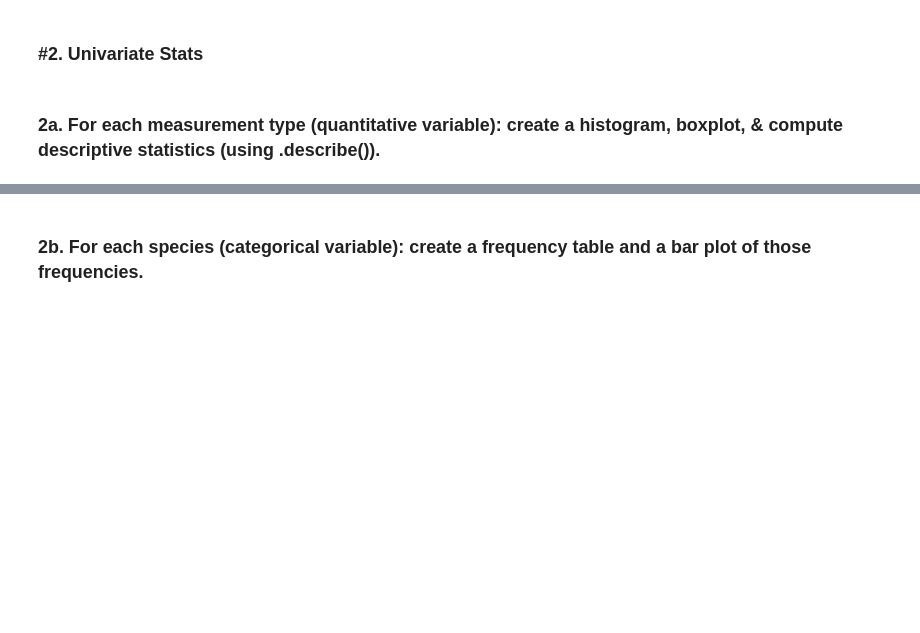
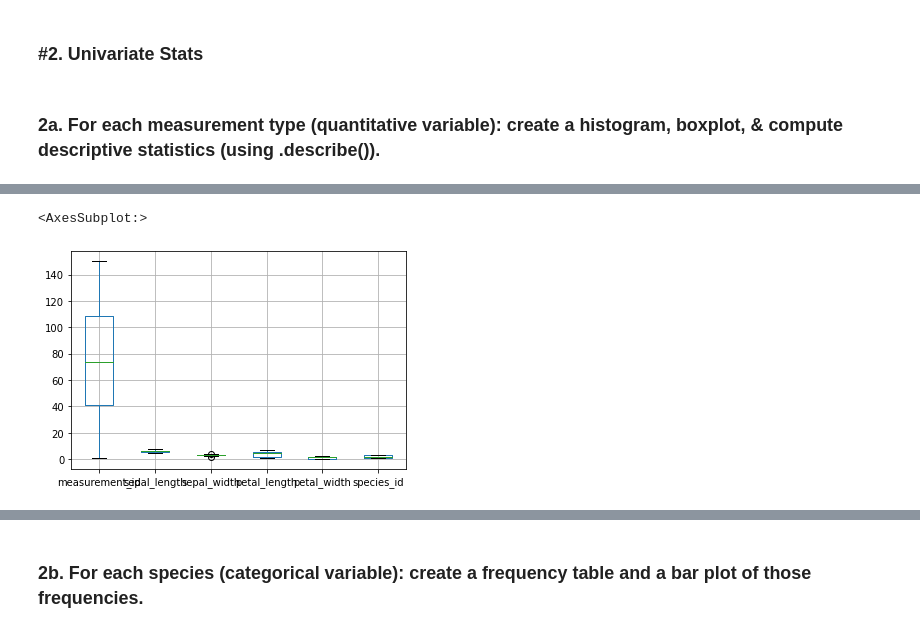
Before and after one commit to natasharivers/Classifications, a Jupyter notebook: classification_exercises.ipynb, the cells around one changed output, grey strips where cells are left out. Saved outputs shown, nothing was run; the diff lists cells and outputs as text; code cells hidden in the pictures; blank space fills up the shorter version.

```diff
--- a/classification_exercises.ipynb
+++ b/classification_exercises.ipynb
@@ -669,0 +713,5 @@ memory usage: 1.6+ KB
+# %%
+train.boxplot()
+# %% [output]
+<AxesSubplot:>
+[figure, added]
```
Also changed, not shown: parts of 15 cells of this notebook.
